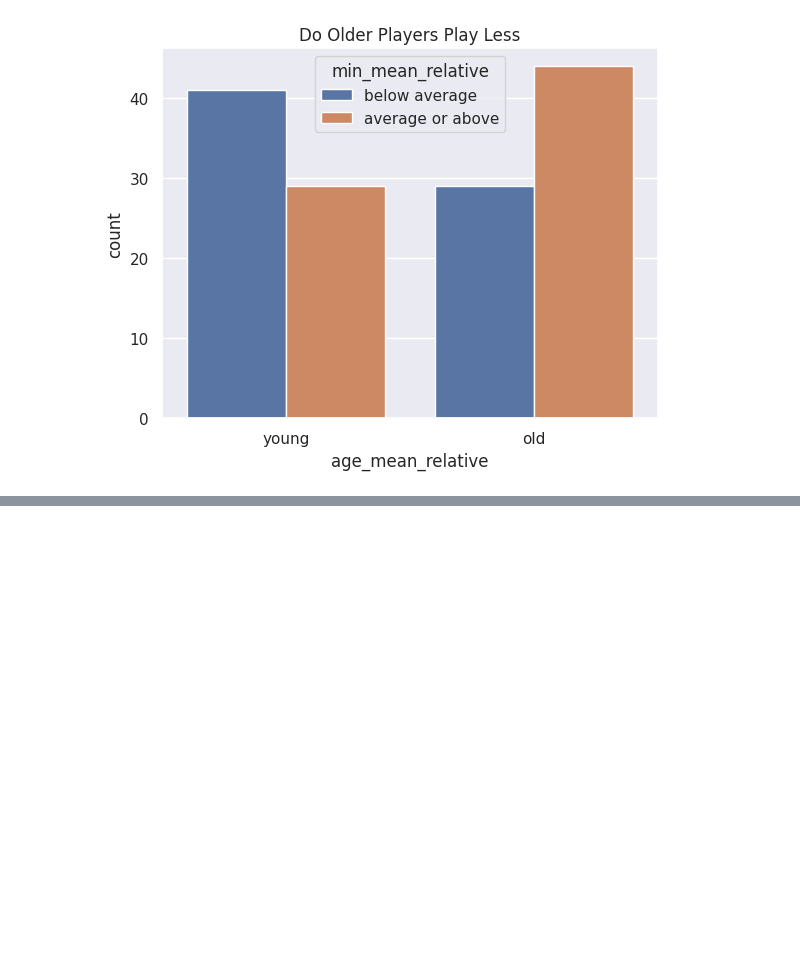
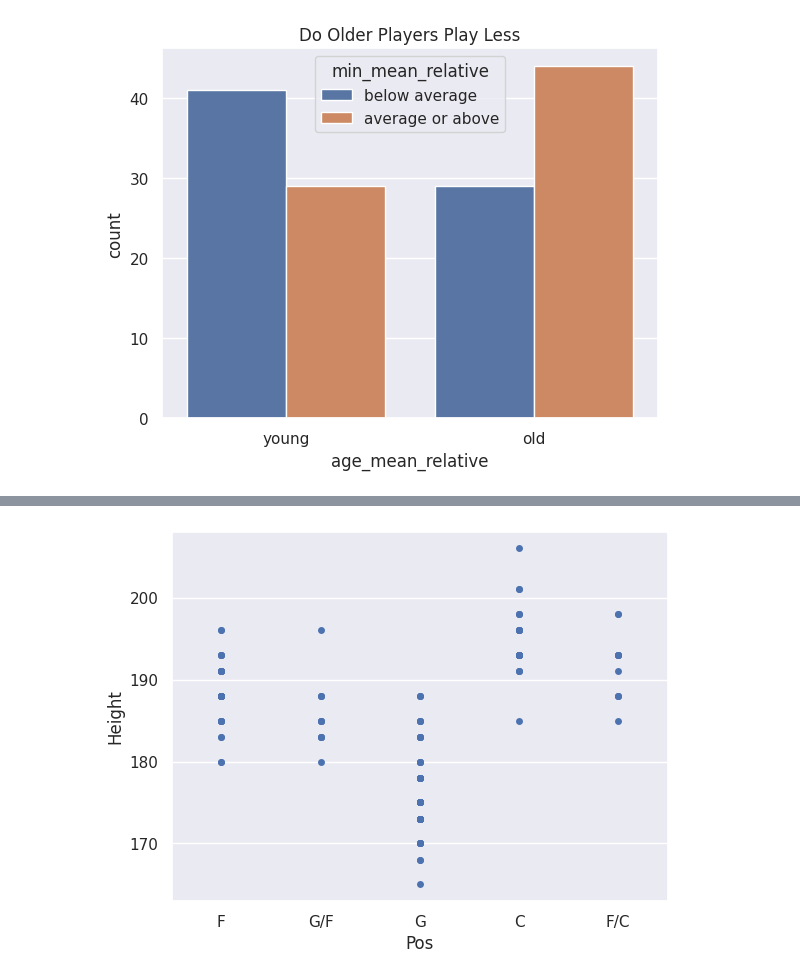
Before and after one commit to dnlsyfq/kaggle_wnba_player_stats, a Jupyter notebook: statistical-analysis-walkthrough.ipynb, the cells around one changed output, grey strips where cells are left out. Cells and saved outputs as stored; diff of their text form; code cells hidden in the pictures; blank space fills up the shorter version.

```diff
--- a/statistical-analysis-walkthrough.ipynb
+++ b/statistical-analysis-walkthrough.ipynb
@@ -682,0 +699,6 @@ plt.show()
+# %%
+sns.set_theme()
+sns.stripplot(x='Pos',y='Height',data=df,jitter=False)
+plt.show()
+# %% [output]
+[figure, added]
```
Also changed, not shown: parts of 19 cells of this notebook.
